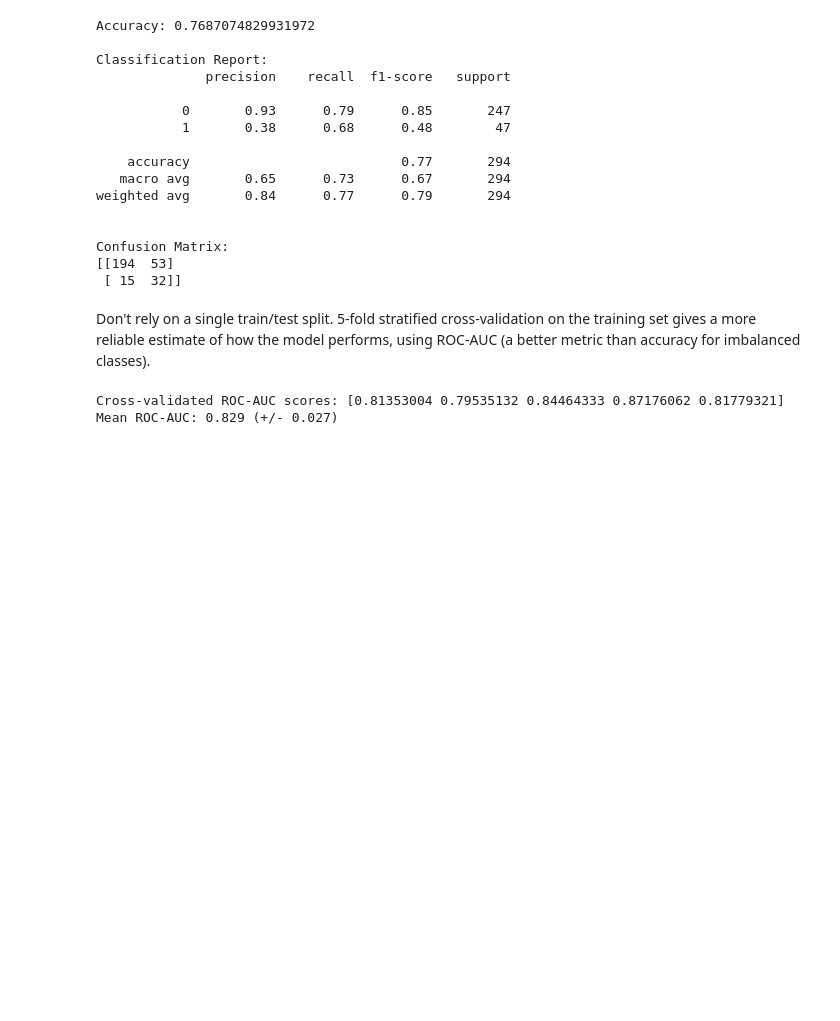
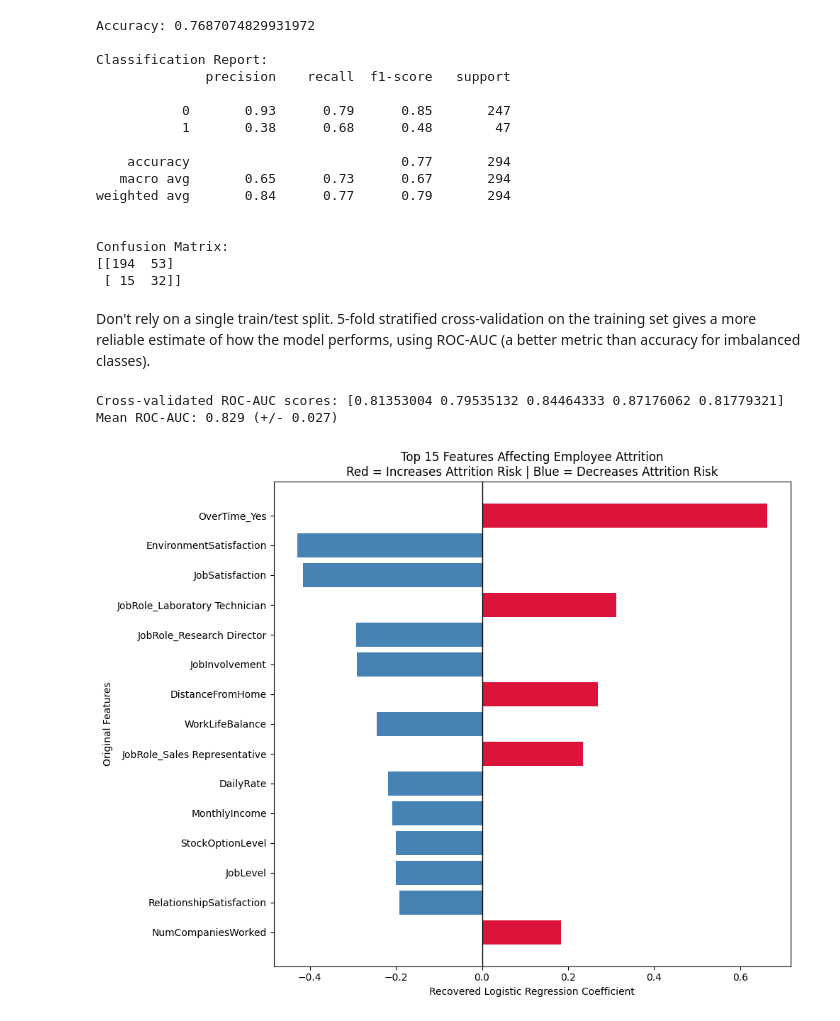
Before and after one commit to sujainyadav/-Employee-Attrition-Performance, a Jupyter notebook: Employee Attrition & Performance .ipynb, the cells around one changed output. Saved outputs shown, nothing was run; the diff lists cells and outputs as text; code cells hidden in the pictures; blank space fills up the shorter version.

Commit message:
Model Done

```diff
--- a/Employee Attrition & Performance .ipynb
+++ b/Employee Attrition & Performance .ipynb
@@ -580,0 +579,61 @@ Mean ROC-AUC: 0.829 (+/- 0.027)
+# %%
+# Convert PCA-space coefficients back to original feature space
+original_feature_coefficients = np.dot(
+    model.coef_[0],
+    pca.components_
+)
+
+# Create a DataFrame
+feature_importance = pd.DataFrame({
+    'Feature': x_train_scaled.columns,
+    'Coefficient': original_feature_coefficients,
+    'Absolute_Importance': np.abs(original_feature_coefficients)
+})
+
+# Sort features by importance
+feature_importance = feature_importance.sort_values(
+    by='Absolute_Importance',
+    ascending=False
+)
+
+# Select top 15 most important features
+top_features = feature_importance.head(15)
+
+# Assign colors based on coefficient direction
+colors = [
+    'crimson' if coefficient > 0 else 'steelblue'
+    for coefficient in top_features['Coefficient']
+]
+
+# Create horizontal bar chart
+plt.figure(figsize=(10, 8))
+
+plt.barh(
+    top_features['Feature'],
+    top_features['Coefficient'],
+    color=colors
+)
+
+# Add a vertical line at zero
+plt.axvline(
+    x=0,
+    color='black',
+    linewidth=1
+)
+
+# Labels and title
+plt.xlabel("Recovered Logistic Regression Coefficient")
+plt.ylabel("Original Features")
+
+plt.title(
+    "Top 15 Features Affecting Employee Attrition\n"
+    "Red = Increases Attrition Risk | Blue = Decreases Attrition Risk"
+)
+
+# Show most important feature at the top
+plt.gca().invert_yaxis()
+
+plt.tight_layout()
+plt.show()
+# %% [output]
+[figure, added]
```
Also changed, not shown: parts of 1 cell of this notebook.
